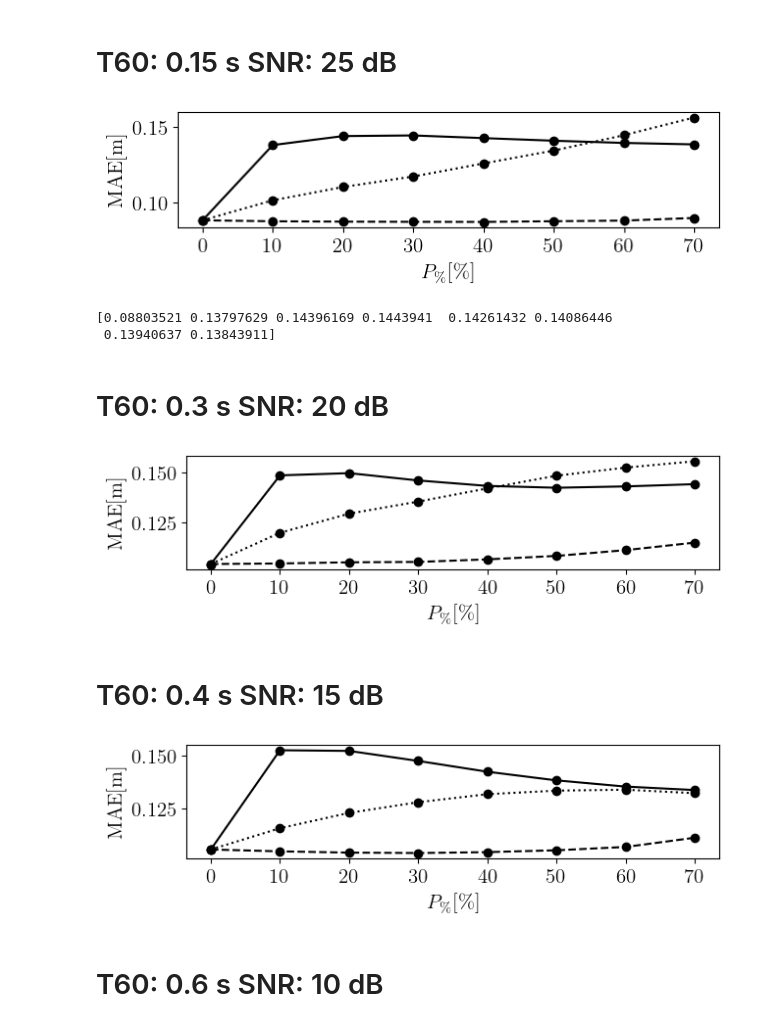
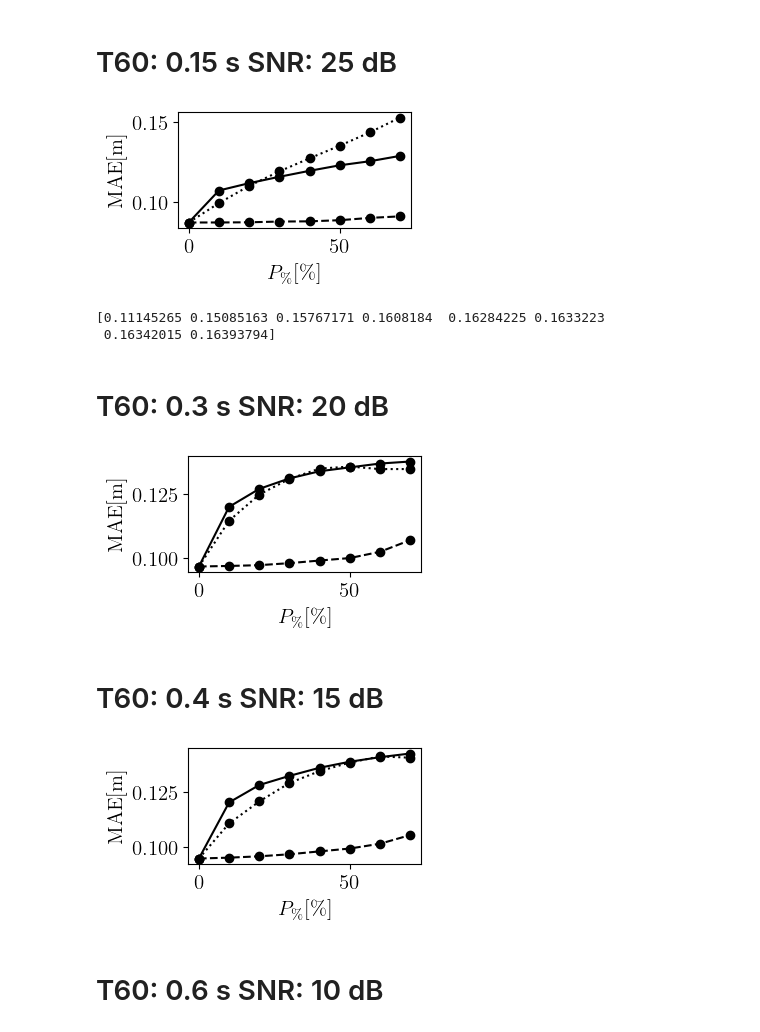
Before and after one commit to lucacoma/XAISrcLoc, a Jupyter notebook: Plot_Perturbation.ipynb, the cells around one changed output. Drawn from its saved outputs; the diff is of its cells as text; code cells hidden in the pictures.

```diff
--- a/Plot_Perturbation.ipynb
+++ b/Plot_Perturbation.ipynb
@@ -10,3 +10,6 @@ plt.rcParams.update({
     "font.sans-serif": ["Helvetica"],
     'font.size': 15})
 results_path = '/nas/home/lcomanducci/xai_src_loc/endtoend_src_loc2/results_perturbation'
+# %%
+model_name = 'loc_cnn' # sample_cnn
+figsize=(3,1.5)
@@ -15,65 +40,65 @@ results_path = '/nas/home/lcomanducci/xai_src_loc/endtoend_src_loc2/results_pert
 # %%
 SNR=25
 T60=0.15
-results_split_path = os.path.join(results_path, 'SNR_' + str(SNR) + '_T60_' + str(T60))
-MAE_relevance = np.load(os.path.join(results_split_path,'relevance.npy'))
-MAE_random = np.load(os.path.join(results_split_path,'random.npy'))
-MAE_energy = np.load(os.path.join(results_split_path,'energy.npy'))
-plt.figure(figsize=(7,1.5))
-plt.plot(percentages, MAE_relevance,'k-o')
-plt.plot(percentages, MAE_random,'k--o')
-plt.plot(percentages, MAE_energy,'k:o')
+results_split_path = os.path.join(results_path, model_name+'_SNR_' + str(SNR) + '_T60_' + str(T60))
+MAE_relevance1 = np.load(os.path.join(results_split_path,'relevance.npy'))
+MAE_random1 = np.load(os.path.join(results_split_path,'random.npy'))
+MAE_energy1 = np.load(os.path.join(results_split_path,'energy.npy'))
+plt.figure(figsize=figsize)
+plt.plot(percentages, MAE_relevance1,'k-o')
+plt.plot(percentages, MAE_random1,'k--o')
+plt.plot(percentages, MAE_energy1,'k:o')
 plt.xlabel('$P_{\%} [\%]$')
 plt.ylabel('$\mathrm{MAE} [\mathrm{m}]$')
 #plt.legend(['$\mathrm{LRP}$','$\mathrm{Random}$','$\mathrm{Absolute}$'],fontsize=10)
-plt.savefig('/nas/home/lcomanducci/xai_src_loc/endtoend_src_loc2/plots_icassp/manipulation_SNR_' + str(SNR) + '_T60_' + str(T60)+'.pdf',bbox_inches='tight')
+plt.savefig('/nas/home/lcomanducci/xai_src_loc/endtoend_src_loc2/plots_spl/manipulation_SNR_' + str(SNR) + '_T60_' + str(T60)+'_'+model_name+'_.pdf',bbox_inches='tight')
 
 plt.show()
 print(MAE_relevance)
 # %% [output]
-[figure, old version]
+[figure, new version]
-[0.08803521 0.13797629 0.14396169 0.1443941  0.14261432 0.14086446
- 0.13940637 0.13843911]
+[0.11145265 0.15085163 0.15767171 0.1608184  0.16284225 0.1633223
+ 0.16342015 0.16393794]
 # %% [markdown]
 # T60: 0.3 s SNR: 20 dB
 # %%
 SNR=20
 T60=0.3
-results_split_path = os.path.join(results_path, 'SNR_' + str(SNR) + '_T60_' + str(T60))
-MAE_relevance = np.load(os.path.join(results_split_path,'relevance.npy'))
-MAE_random = np.load(os.path.join(results_split_path,'random.npy'))
-MAE_energy = np.load(os.path.join(results_split_path,'energy.npy'))
-plt.figure(figsize=(7,1.5))
-plt.plot(percentages, MAE_relevance,'k-o')
-plt.plot(percentages, MAE_random,'k--o')
-plt.plot(percentages, MAE_energy,'k:o')
+results_split_path = os.path.join(results_path, model_name+'_SNR_' + str(SNR) + '_T60_' + str(T60))
+MAE_relevance2 = np.load(os.path.join(results_split_path,'relevance.npy'))
+MAE_random2 = np.load(os.path.join(results_split_path,'random.npy'))
+MAE_energy2 = np.load(os.path.join(results_split_path,'energy.npy'))
+plt.figure(figsize=figsize)
+plt.plot(percentages, MAE_relevance2,'k-o')
+plt.plot(percentages, MAE_random2,'k--o')
+plt.plot(percentages, MAE_energy2,'k:o')
 plt.xlabel('$P_{\%} [\%]$')
 plt.ylabel('$\mathrm{MAE} [\mathrm{m}]$')
-plt.savefig('/nas/home/lcomanducci/xai_src_loc/endtoend_src_loc2/plots_icassp/manipulation_SNR_' + str(SNR) + '_T60_' + str(T60)+'.pdf',bbox_inches='tight')
+plt.savefig('/nas/home/lcomanducci/xai_src_loc/endtoend_src_loc2/plots_spl/manipulation_SNR_' + str(SNR) + '_T60_' + str(T60)+'_'+model_name+'_.pdf',bbox_inches='tight')
 #plt.legend(['$\mathrm{LRP}$','$\mathrm{Random}$','$\mathrm{Absolute}$'],fontsize=10)
 plt.show()
 # %% [output]
-[figure, old version]
+[figure, new version]
 # %% [markdown]
 # T60: 0.4 s SNR: 15 dB
 # %%
 SNR=15
 T60=0.4
-results_split_path = os.path.join(results_path, 'SNR_' + str(SNR) + '_T60_' + str(T60))
-MAE_relevance = np.load(os.path.join(results_split_path,'relevance.npy'))
-MAE_random = np.load(os.path.join(results_split_path,'random.npy'))
-MAE_energy = np.load(os.path.join(results_split_path,'energy.npy'))
-plt.figure(figsize=(7,1.5))
-plt.plot(percentages, MAE_relevance,'k-o')
-plt.plot(percentages, MAE_random,'k--o')
-plt.plot(percentages, MAE_energy,'k:o')
+results_split_path = os.path.join(results_path, model_name+'_SNR_' + str(SNR) + '_T60_' + str(T60))
+MAE_relevance3 = np.load(os.path.join(results_split_path,'relevance.npy'))
+MAE_random3 = np.load(os.path.join(results_split_path,'random.npy'))
+MAE_energy3 = np.load(os.path.join(results_split_path,'energy.npy'))
+plt.figure(figsize=figsize)
+plt.plot(percentages, MAE_relevance3,'k-o')
+plt.plot(percentages, MAE_random3,'k--o')
+plt.plot(percentages, MAE_energy3,'k:o')
 plt.xlabel('$P_{\%} [\%]$')
 plt.ylabel('$\mathrm{MAE} [\mathrm{m}]$')
 #plt.legend(['$\mathrm{LRP}$','$\mathrm{Random}$','$\mathrm{Absolute}$'],fontsize=10)
-plt.savefig('/nas/home/lcomanducci/xai_src_loc/endtoend_src_loc2/plots_icassp/manipulation_SNR_' + str(SNR) + '_T60_' + str(T60)+'.pdf',bbox_inches='tight')
+plt.savefig('/nas/home/lcomanducci/xai_src_loc/endtoend_src_loc2/plots_spl/manipulation_SNR_' + str(SNR) + '_T60_' + str(T60)+'_'+model_name+'_.pdf',bbox_inches='tight')
 plt.show()
 # %% [output]
-[figure, old version]
+[figure, new version]
 # %% [markdown]
 # T60: 0.6 s SNR: 10 dB
 # %%
```
Also changed, not shown: parts of 4 cells of this notebook, 7 other files.
